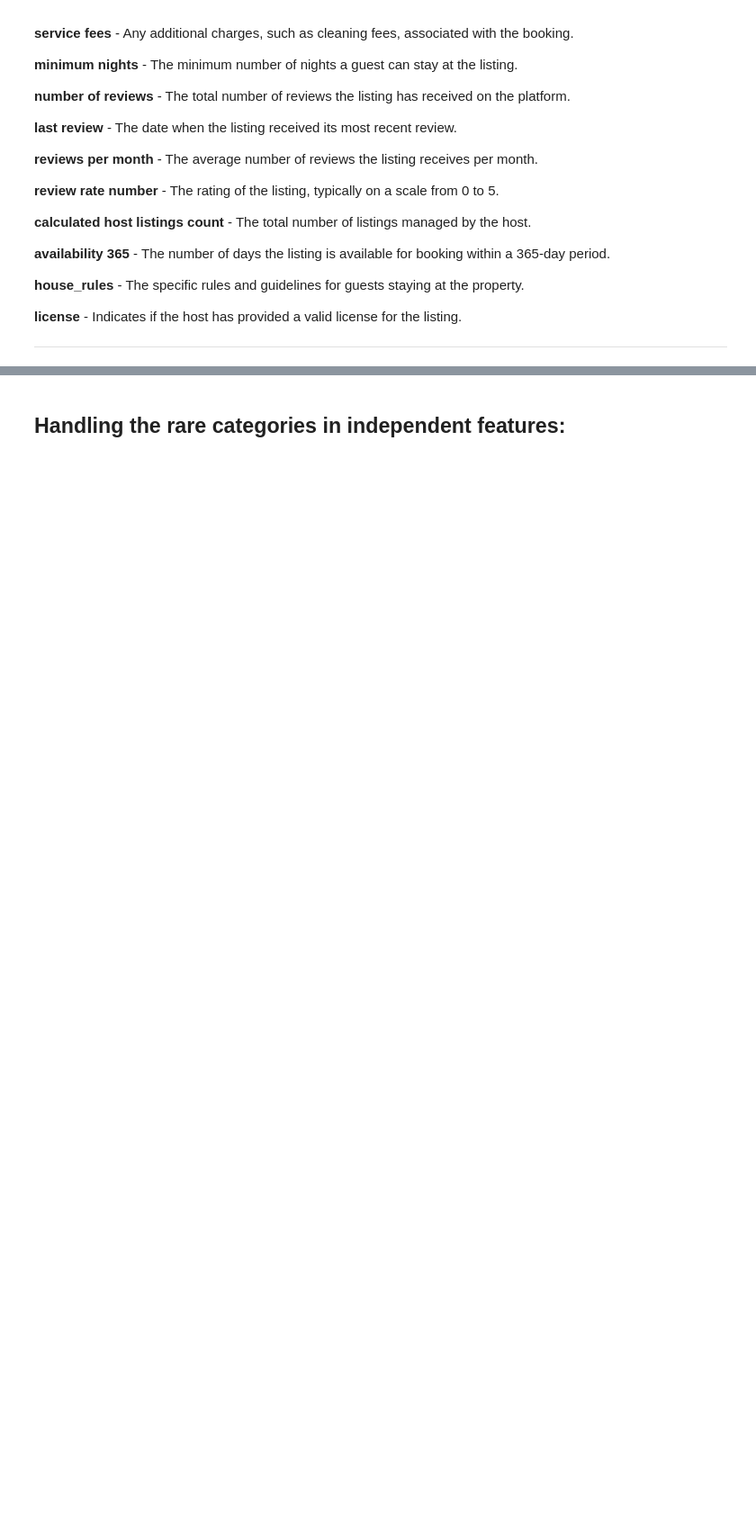
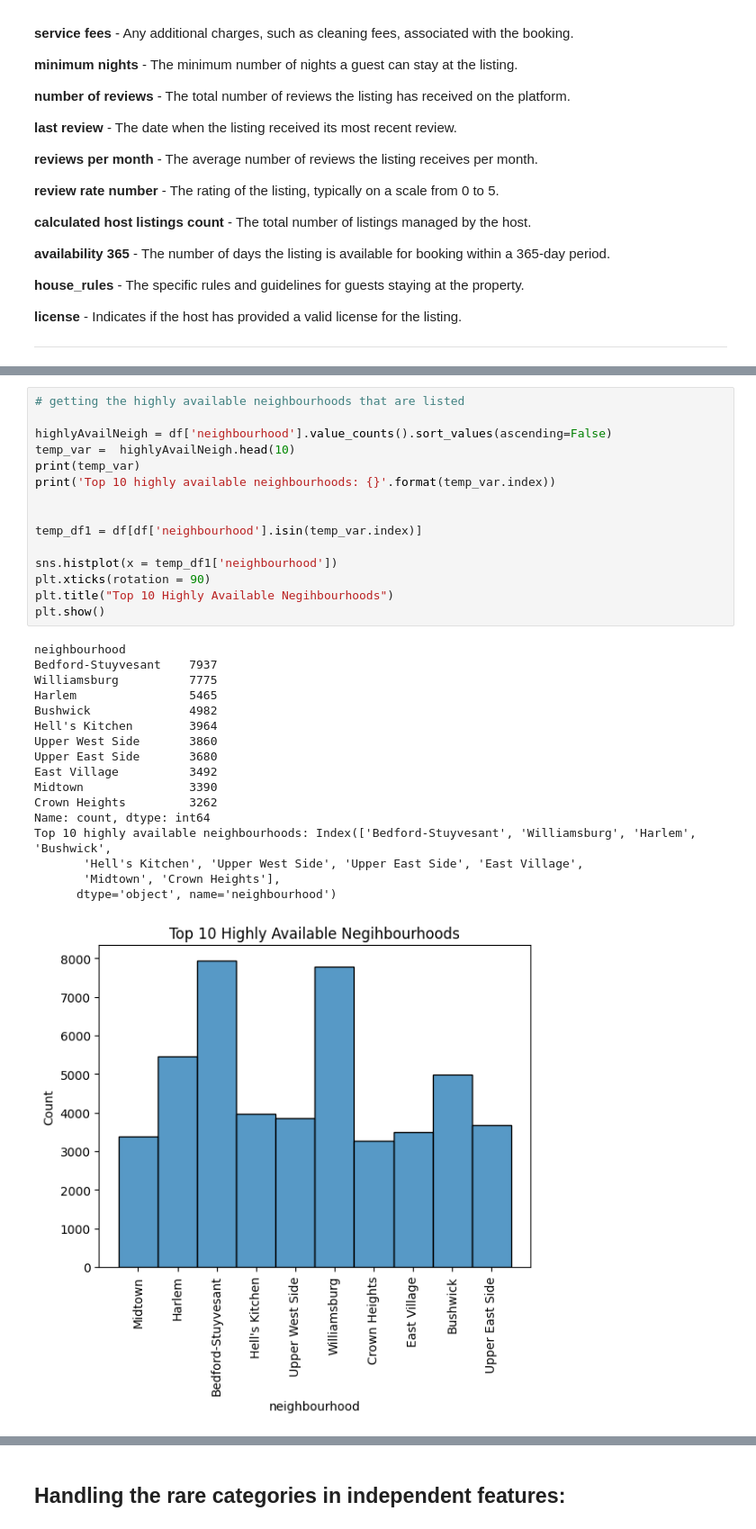
Before and after one commit to tajwinder-singh/airbnb---EDA, a Jupyter notebook: airbnb_eda.ipynb, the cells around one changed output, grey strips where cells are left out. Shown at 90% size. Drawn from its saved outputs; the diff is of its cells as text; blank space fills up the shorter version.

```diff
--- a/airbnb_eda.ipynb
+++ b/airbnb_eda.ipynb
@@ -692,0 +296,33 @@ dtype: int64
+# %%
+# getting the highly available neighbourhoods that are listed
+
+highlyAvailNeigh = df['neighbourhood'].value_counts().sort_values(ascending=False)
+temp_var =  highlyAvailNeigh.head(10)
+print(temp_var)
+print('Top 10 highly available neighbourhoods: {}'.format(temp_var.index))
+
+
+temp_df1 = df[df['neighbourhood'].isin(temp_var.index)]
+
+sns.histplot(x = temp_df1['neighbourhood'])
+plt.xticks(rotation = 90)
+plt.title("Top 10 Highly Available Negihbourhoods")
+plt.show()
+# %% [output]
+neighbourhood
+Bedford-Stuyvesant    7937
+Williamsburg          7775
+Harlem                5465
+Bushwick              4982
+Hell's Kitchen        3964
+Upper West Side       3860
+Upper East Side       3680
+East Village          3492
+Midtown               3390
+Crown Heights         3262
+Name: count, dtype: int64
+Top 10 highly available neighbourhoods: Index(['Bedford-Stuyvesant', 'Williamsburg', 'Harlem', 'Bushwick',
+       'Hell's Kitchen', 'Upper West Side', 'Upper East Side', 'East Village',
+       'Midtown', 'Crown Heights'],
+      dtype='object', name='neighbourhood')
+[figure, added]
```
Also changed, not shown: parts of 110 cells of this notebook, 1 other file.
